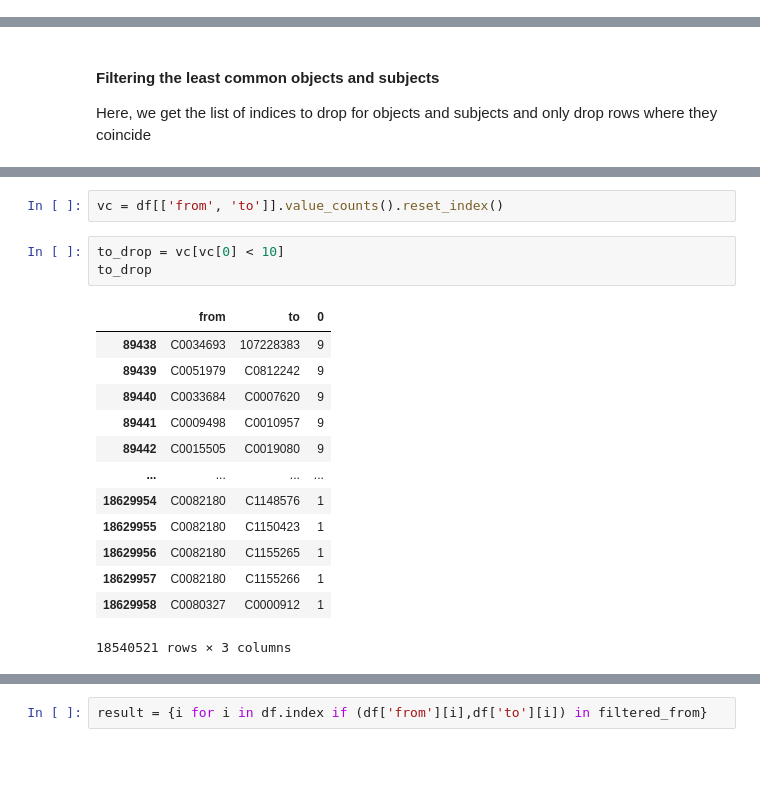
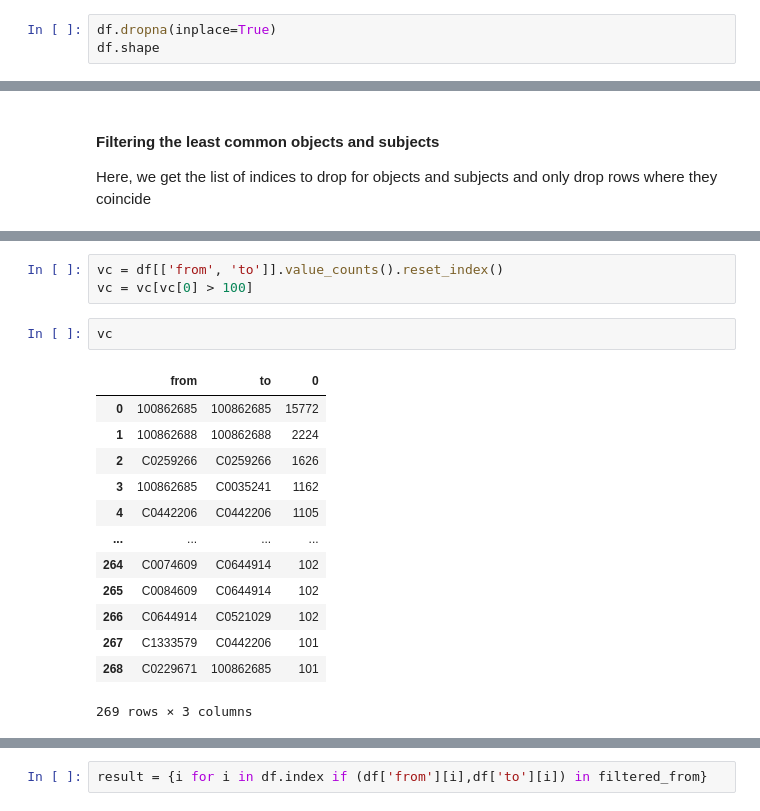
Before and after one commit to dikraMasrour/Breast_Cancer_Risk_Factor_Prediction_KG, a Jupyter notebook: BC_KG_EDA.ipynb, the cells around one changed output, grey strips where cells are left out. Saved outputs shown, nothing was run; the diff lists cells and outputs as text; blank space fills up the shorter version.

```diff
--- a/BC_KG_EDA.ipynb
+++ b/BC_KG_EDA.ipynb
@@ -106,3 +112,6 @@ df.drop(rel_to_drop, inplace=True)
 df.rel.unique().shape[0]
 # %% [output]
 62
+# %%
+df.dropna(inplace=True)
+df.shape
@@ -112,19 +161,19 @@ Here, we get the list of indices to drop for objects and subjects and only drop
 # %%
 vc = df[['from', 'to']].value_counts().reset_index()
+vc = vc[vc[0] > 100]
-# %%
-to_drop = vc[vc[0] < 10]
-to_drop
-# %% [output]
-|  | from | to | 0 |
-| 89438 | C0034693 | 107228383 | 9 |
-| 89439 | C0051979 | C0812242 | 9 |
-| 89440 | C0033684 | C0007620 | 9 |
-| 89441 | C0009498 | C0010957 | 9 |
-| 89442 | C0015505 | C0019080 | 9 |
-| ... | ... | ... | ... |
-| 18629954 | C0082180 | C1148576 | 1 |
-| 18629955 | C0082180 | C1150423 | 1 |
-| 18629956 | C0082180 | C1155265 | 1 |
-| 18629957 | C0082180 | C1155266 | 1 |
-| 18629958 | C0080327 | C0000912 | 1 |
-18540521 rows × 3 columns
+# %%
+vc
+# %% [output]
+|  | from | to | 0 |
+| 0 | 100862685 | 100862685 | 15772 |
+| 1 | 100862688 | 100862688 | 2224 |
+| 2 | C0259266 | C0259266 | 1626 |
+| 3 | 100862685 | C0035241 | 1162 |
+| 4 | C0442206 | C0442206 | 1105 |
+| ... | ... | ... | ... |
+| 264 | C0074609 | C0644914 | 102 |
+| 265 | C0084609 | C0644914 | 102 |
+| 266 | C0644914 | C0521029 | 102 |
+| 267 | C1333579 | C0442206 | 101 |
+| 268 | C0229671 | 100862685 | 101 |
+269 rows × 3 columns
```
Also changed, not shown: parts of 8 cells of this notebook.
